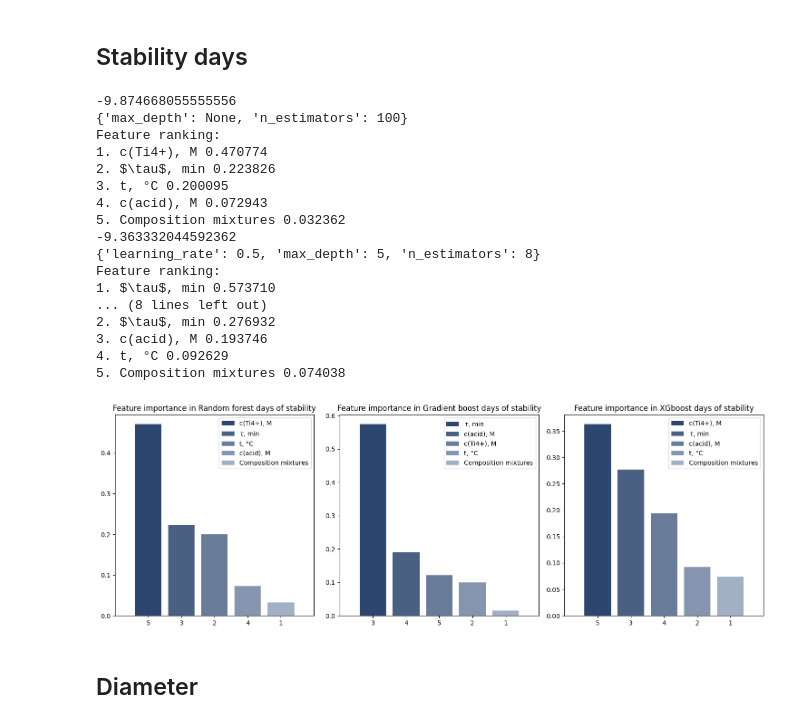
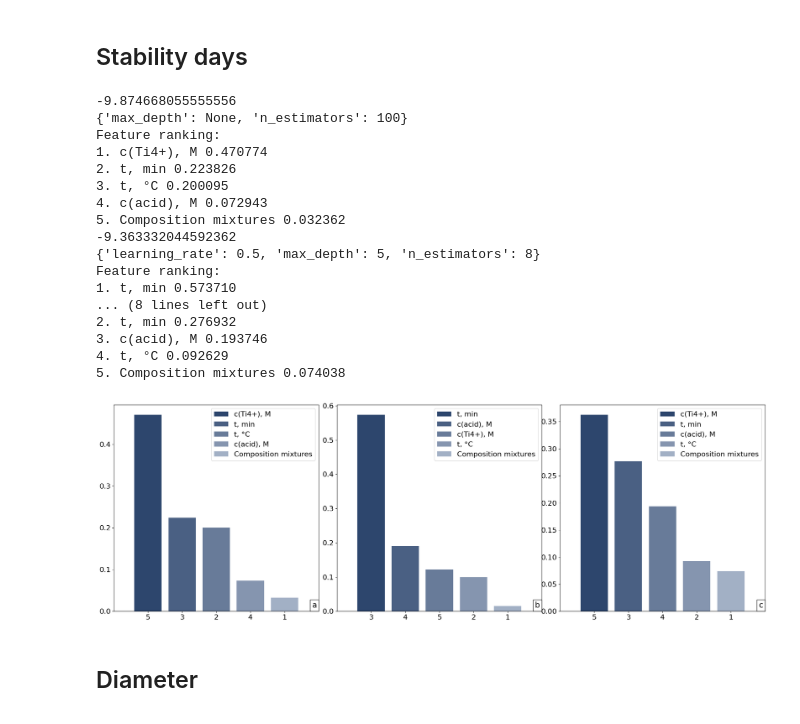
Before and after one commit to Kumokage/ChemML, a Jupyter notebook: notebooks/titane_sole/titane_sole-second_exp.ipynb, the cells around one changed output. Drawn from its saved outputs; the diff is of its cells as text; code cells hidden in the pictures.

```diff
--- a/notebooks/titane_sole/titane_sole-second_exp.ipynb
+++ b/notebooks/titane_sole/titane_sole-second_exp.ipynb
@@ -333,6 +325,8 @@ def get_color_gradient(c1, c2, n):
     rgb_colors = [((1-mix)*c1_rgb + (mix*c2_rgb)) for mix in mix_pcts]
     return ["#" + "".join([format(int(round(val*255)), "02x") for val in item]) for item in rgb_colors]
 # %%
+from matplotlib.offsetbox import AnchoredText
+
 def draw_importance(importances, model_name, columns=X.columns, ax=None):
     features = {}
     color1 = "#2D466D"
@@ -362,10 +356,13 @@ def draw_importance(importances, model_name, columns=X.columns, ax=None):
         color=get_color_gradient(color1, color2, num_to_plot),
         align="center",
     )
-    ticks = ax.set_xticks(range(num_to_plot), feature_indices,)
+    ax.set_xticks(range(num_to_plot), feature_indices)
     ax.set_xlim([-1, num_to_plot])
-    ax.legend(bars, [u"".join(features["f" + str(i)]) for i in feature_indices]);
-    ax.set_title(f"Feature importance in {model_name}")
+    ax.legend(bars, [u"".join(features["f" + str(i)]) for i in feature_indices], fontsize=16)
+    # ax.set_title(f"Feature importance in {model_name}", fontsize=18)
+    txt = AnchoredText(model_name, loc="lower right", pad=0.25, borderpad=0, prop=dict(fontsize="xx-large"))
+    ax.add_artist(txt)
+    ax.tick_params(axis='both', labelsize=16)
     if is_save:
         plt.savefig(f'{artifacts_path}{model_name}.png', format='png', dpi=600, bbox_inches='tight', transparent="True", pad_inches=0)
 # %%
@@ -386,7 +383,7 @@ def draw_random_forest(X, y, name, ax=None):
     best_random_forest = clf.best_estimator_
     print(clf.best_score_)
     print(clf.best_params_)
-    draw_importance(best_random_forest.feature_importances_, f"Random forest {name}", ax=ax)
+    draw_importance(best_random_forest.feature_importances_, f"a", ax=ax)
 # %%
 def draw_gradient_boosting(X, y, name, ax=None):
     parameters = {
@@ -406,7 +403,7 @@ def draw_gradient_boosting(X, y, name, ax=None):
     best_gradient_boost = clf.best_estimator_
     print(clf.best_score_)
     print(clf.best_params_)
-    draw_importance(best_gradient_boost.feature_importances_, f"Gradient boost {name}", ax=ax)
+    draw_importance(best_gradient_boost.feature_importances_, f"b", ax=ax)
 # %%
 def draw_xgboost(X, y, name, ax=None):
     parameters = {
@@ -429,39 +426,39 @@ def draw_xgboost(X, y, name, ax=None):
     best_xgboost = clf.best_estimator_
     print(clf.best_score_)
     print(clf.best_params_)
-    draw_importance(best_xgboost.feature_importances_, f"XGboost {name}", ax=ax)
+    draw_importance(best_xgboost.feature_importances_, f"c", ax=ax)
 # %% [markdown]
 ## Stability days
 # %%
 fig, axes = plt.subplots(
     ncols=3,
     nrows=1,
-    figsize=(15, 5),
+    figsize=(21, 7),
 )
-fig.tight_layout(pad=1)
+fig.tight_layout(pad=1.3)
 draw_random_forest(X, y_days, "days of stability", ax=axes[0])
 draw_gradient_boosting(X, y_days, "days of stability", ax=axes[1])
 draw_xgboost(X, y_days, "days of stability", ax=axes[2])
 plt.savefig(f'{artifacts_path}_StabilityDays.png', format='png', dpi=600, bbox_inches='tight', pad_inches=0)
 # %% [output]
 -9.874668055555556
 {'max_depth': None, 'n_estimators': 100}
 Feature ranking:
 1. с(Ti4+), M 0.470774
-2. $\tau$, min 0.223826
+2. t, min 0.223826
 3. t, °С 0.200095
 4. с(acid), M 0.072943
 5. Composition mixtures 0.032362
 -9.363332044592362
 {'learning_rate': 0.5, 'max_depth': 5, 'n_estimators': 8}
 Feature ranking:
-1. $\tau$, min 0.573710
+1. t, min 0.573710
 ... (8 lines left out)
-2. $\tau$, min 0.276932
+2. t, min 0.276932
 3. с(acid), M 0.193746
 4. t, °С 0.092629
 5. Composition mixtures 0.074038
-[figure, old version]
+[figure, new version]
 # %% [markdown]
 ## Diameter
 # %%
```
Also changed, not shown: parts of 1 cell of this notebook, 14 other files.
